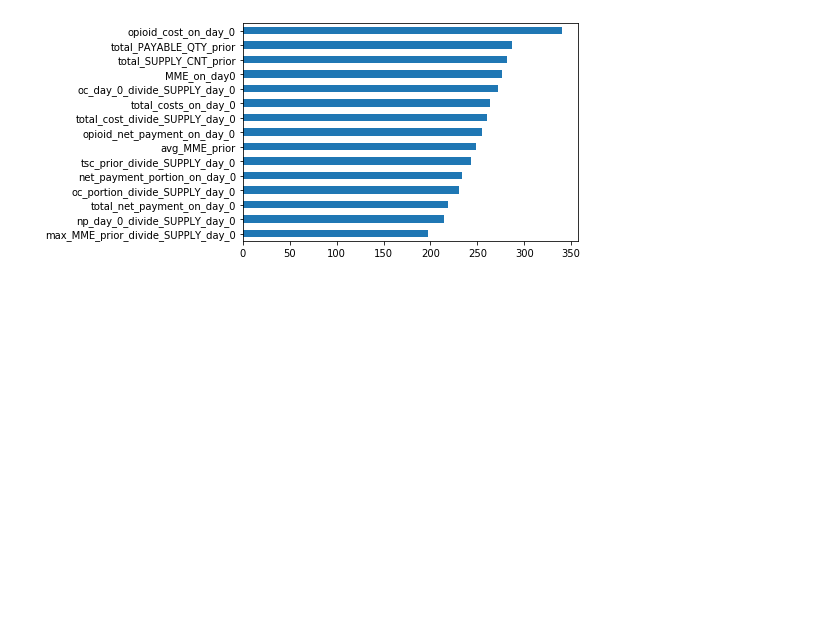
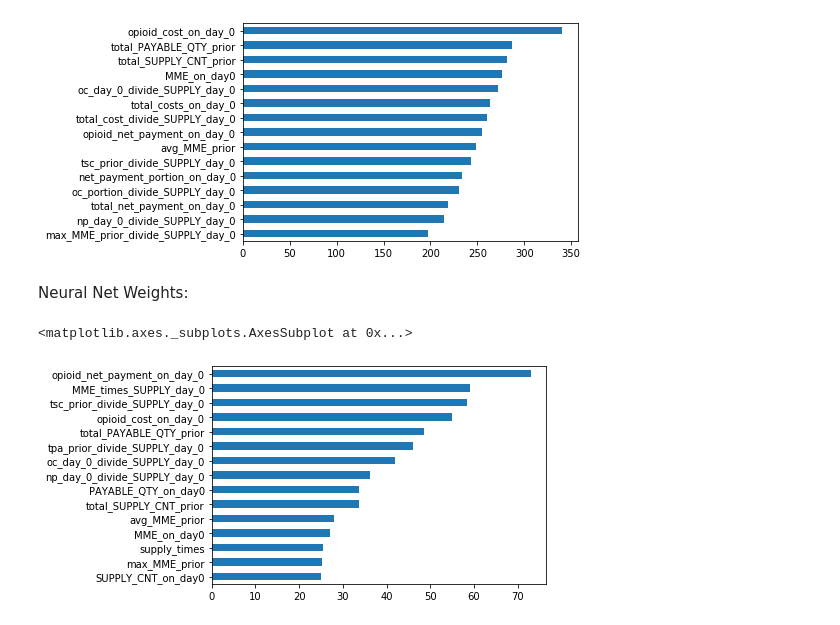
Before and after one commit to chenson2018/Humana-Mays-Competition, a Jupyter notebook: Final Model/Final Draft v4.ipynb, the cells around one changed output. Saved outputs shown, nothing was run; the diff lists cells and outputs as text; code cells hidden in the pictures; blank space fills up the shorter version.

```diff
--- a/Final Model/Final Draft v4.ipynb
+++ b/Final Model/Final Draft v4.ipynb
@@ -460,3 +465,10 @@ validationModel.GBM_importance.plot.barh()
 # %% [output]
 <matplotlib.axes._subplots.AxesSubplot at 0x...>
 [figure]
+# %% [markdown]
+Neural Net Weights:
+# %%
+pd.Series(np.sum(np.absolute(validationModel.weights), axis = 1), validation_features.columns).sort_values().iloc[-15:].plot.barh()
+# %% [output]
+<matplotlib.axes._subplots.AxesSubplot at 0x...>
+[figure, added]
```
Also changed, not shown: parts of 8 cells of this notebook, 1 other file.
